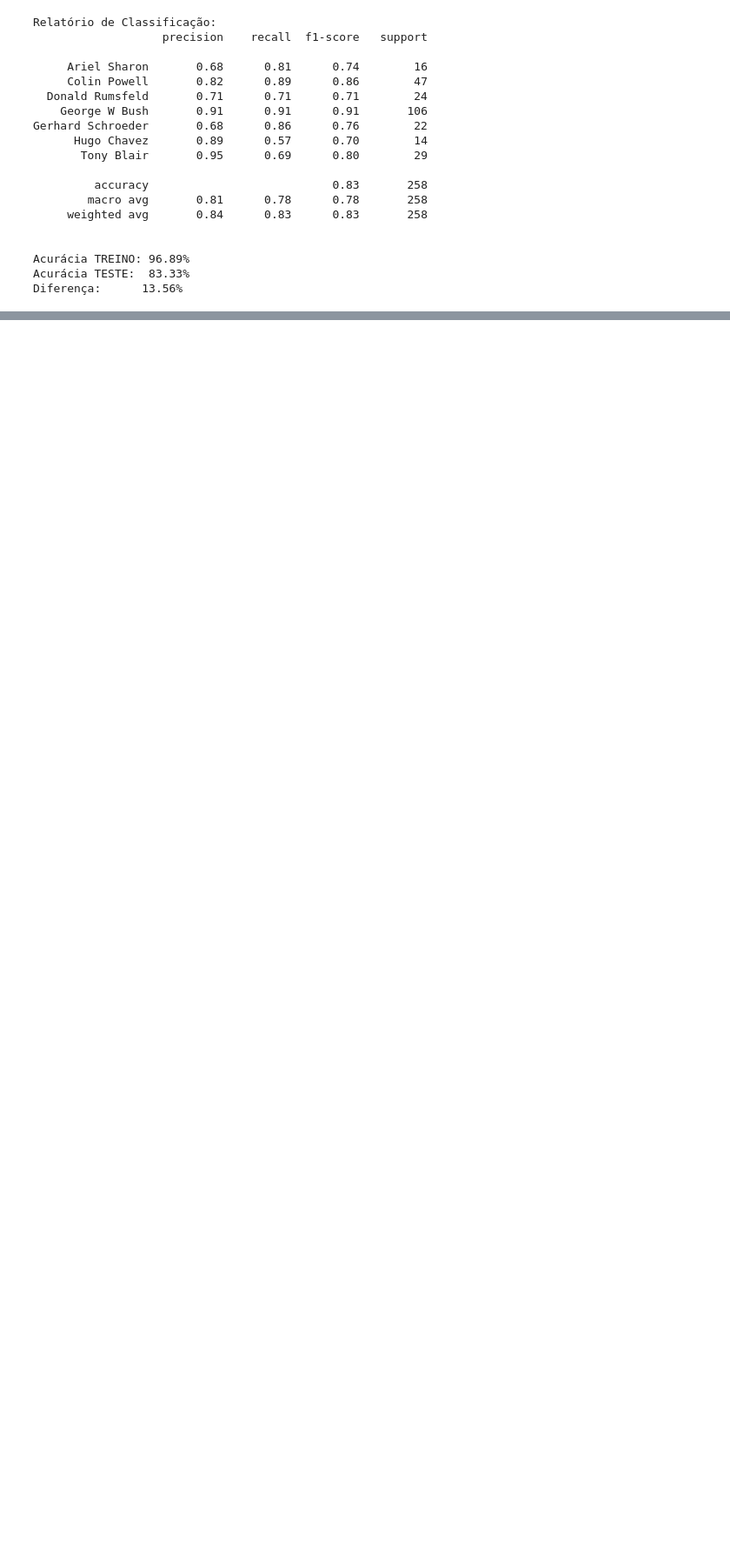
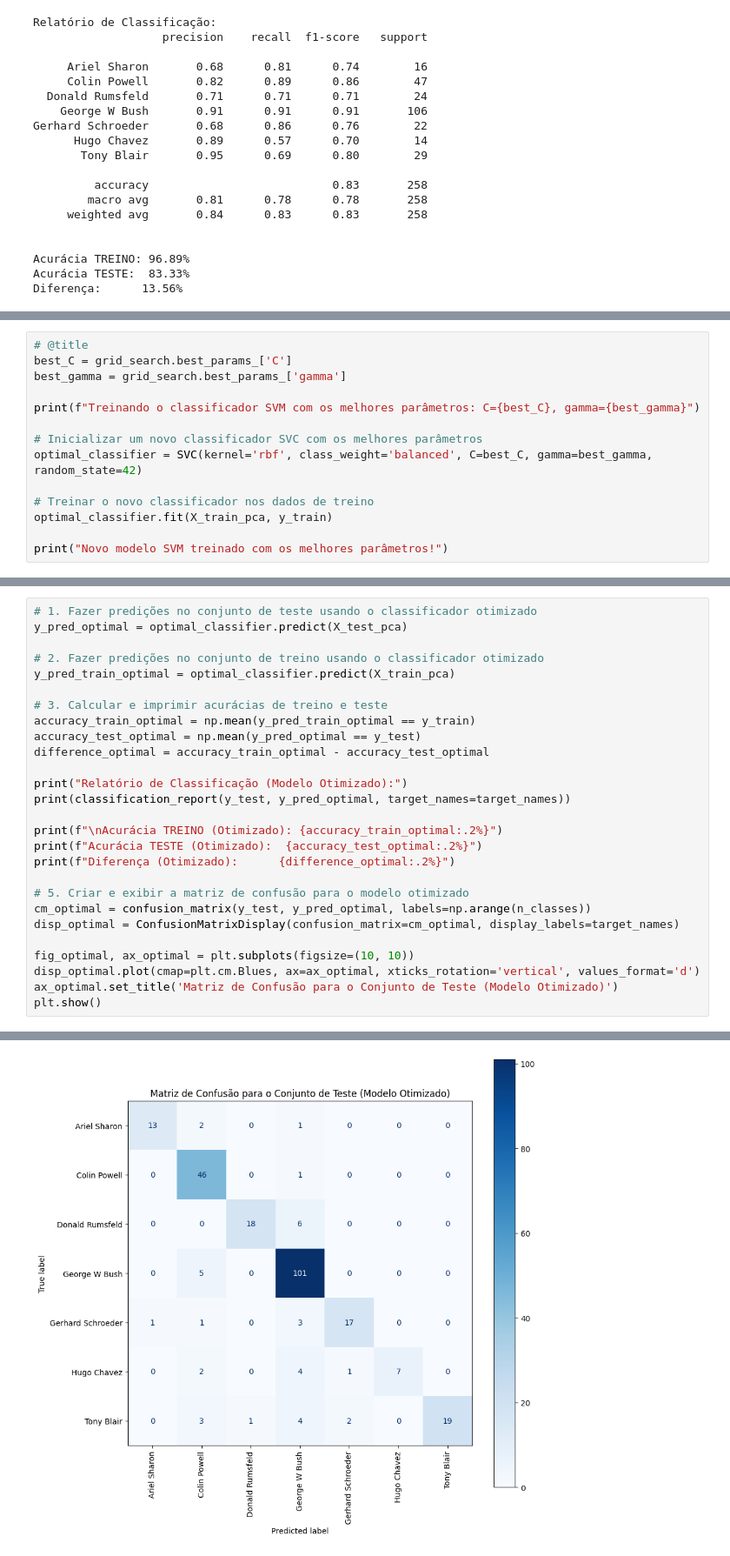
Before and after one commit to efraimmf/INTC-facial-detection-recognition, a Jupyter notebook: main.ipynb, the cells around one changed output, grey strips where cells are left out. Shown: that part at 87% size. Drawn from its saved outputs; the diff is of its cells as text; blank space fills up the shorter version.

Commit message:
Adds improvement with GridSearch

```diff
--- a/main.ipynb
+++ b/main.ipynb
@@ -245,0 +278,14 @@ plt.show()
+# %%
+# @title
+best_C = grid_search.best_params_['C']
+best_gamma = grid_search.best_params_['gamma']
+
+print(f"Treinando o classificador SVM com os melhores parâmetros: C={best_C}, gamma={best_gamma}")
+
+# Inicializar um novo classificador SVC com os melhores parâmetros
+optimal_classifier = SVC(kernel='rbf', class_weight='balanced', C=best_C, gamma=best_gamma, random_state=42)
+
+# Treinar o novo classificador nos dados de treino
+optimal_classifier.fit(X_train_pca, y_train)
+
+print("Novo modelo SVM treinado com os melhores parâmetros!")
@@ -245,0 +297,28 @@ plt.show()
+# %%
+# 1. Fazer predições no conjunto de teste usando o classificador otimizado
+y_pred_optimal = optimal_classifier.predict(X_test_pca)
+
+# 2. Fazer predições no conjunto de treino usando o classificador otimizado
+y_pred_train_optimal = optimal_classifier.predict(X_train_pca)
+
+# 3. Calcular e imprimir acurácias de treino e teste
+accuracy_train_optimal = np.mean(y_pred_train_optimal == y_train)
+accuracy_test_optimal = np.mean(y_pred_optimal == y_test)
+difference_optimal = accuracy_train_optimal - accuracy_test_optimal
+
+print("Relatório de Classificação (Modelo Otimizado):")
+print(classification_report(y_test, y_pred_optimal, target_names=target_names))
+
+print(f"\nAcurácia TREINO (Otimizado): {accuracy_train_optimal:.2%}")
+print(f"Acurácia TESTE (Otimizado):  {accuracy_test_optimal:.2%}")
+print(f"Diferença (Otimizado):      {difference_optimal:.2%}")
+
+# 5. Criar e exibir a matriz de confusão para o modelo otimizado
+cm_optimal = confusion_matrix(y_test, y_pred_optimal, labels=np.arange(n_classes))
+disp_optimal = ConfusionMatrixDisplay(confusion_matrix=cm_optimal, display_labels=target_names)
+
+fig_optimal, ax_optimal = plt.subplots(figsize=(10, 10))
+disp_optimal.plot(cmap=plt.cm.Blues, ax=ax_optimal, xticks_rotation='vertical', values_format='d')
+ax_optimal.set_title('Matriz de Confusão para o Conjunto de Teste (Modelo Otimizado)')
+plt.show()
+# %% [output]
@@ -245,0 +344 @@ plt.show()
+[figure, added]
```
Also changed, not shown: parts of 8 cells of this notebook.
